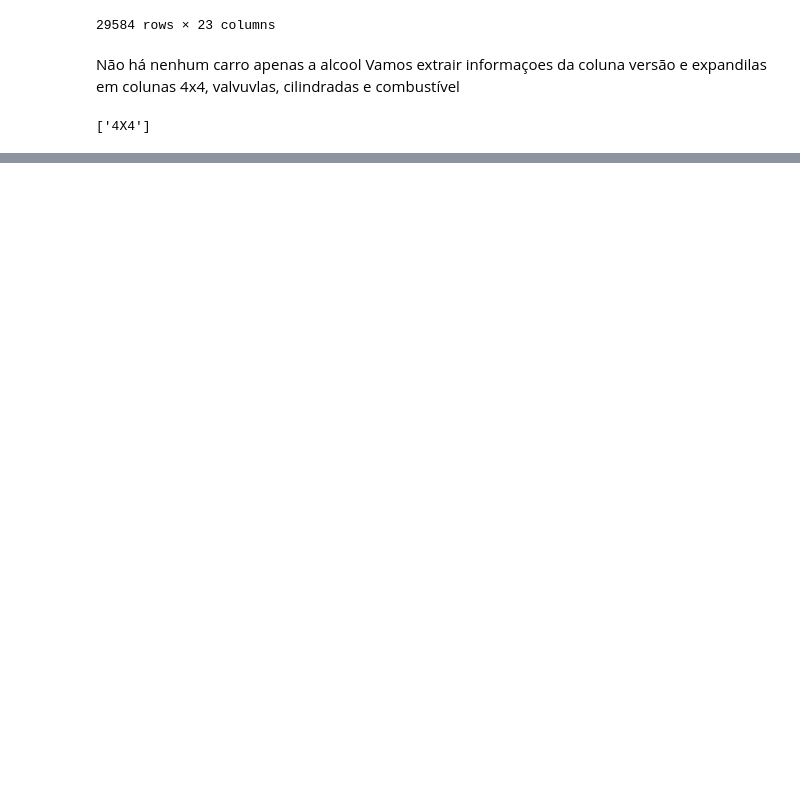
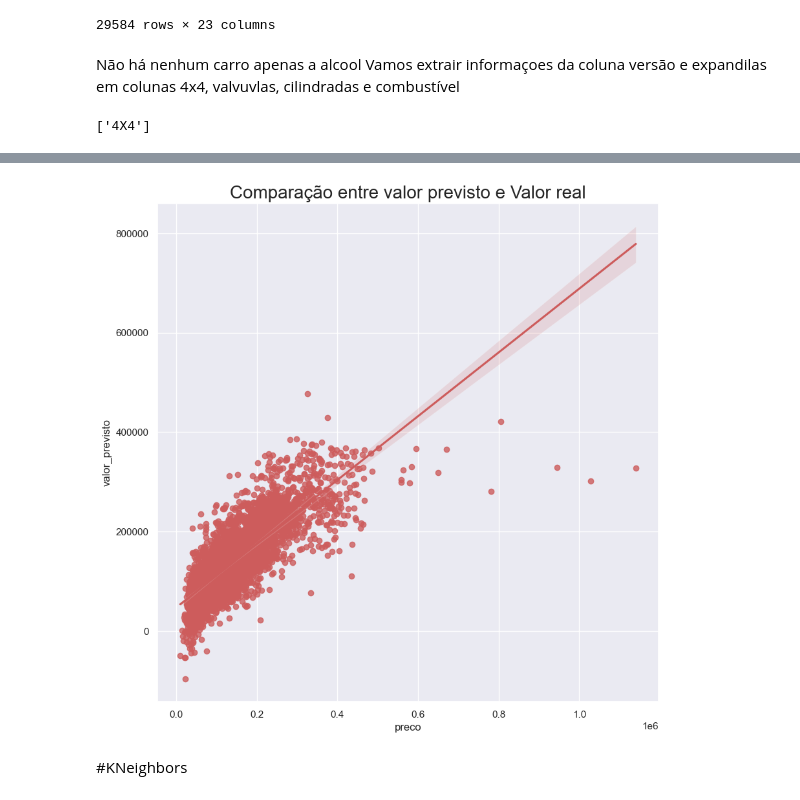
Before and after one commit to marcostrivelato/desafio-lighthouse, a Jupyter notebook: modelo.ipynb, the cells around one changed output, grey strips where cells are left out. Drawn from its saved outputs; the diff is of its cells as text; code cells hidden in the pictures; blank space fills up the shorter version.

Commit message:
Ultimos resultados

```diff
--- a/modelo.ipynb
+++ b/modelo.ipynb
@@ -106,0 +260,7 @@ dados_treino
+# %%
+scaler = MinMaxScaler()
+scaler.fit(X_train)
+X_train_new = scaler.transform(X_train)
+X_test_new = scaler.transform(X_test)
+
+X_train_new.shape
@@ -106,0 +275,13 @@ dados_treino
+# %%
+model = LinearRegression()
+model.fit(X_train_new, y_train)
+y_predict = model.predict(X_test_new)
+
+
+#Guardando os valores dos erros
+error_mean_square.append(int(mean_squared_error(y_predict, y_test)))
+error_mean_absolute.append(int(mean_absolute_error(y_predict, y_test)))
+r2score = r2_score(y_predict, y_test)
+r2.append(r2score)
+
+error_mean_absolute
@@ -106,0 +290,3 @@ dados_treino
+# %%
+y_predict = pd.DataFrame(y_predict, columns = ['valor_previsto'])
+y_predict.head(10)
@@ -106,0 +319,3 @@ dados_treino
+# %%
+resultados = pd.concat([y_predict, y_test.to_frame().reset_index(drop = True)], axis = 1, ignore_index = False)
+resultados.head()
@@ -106,0 +329,9 @@ dados_treino
+# %%
+plt.figure(figsize = (10, 10))
+sns.regplot(data = resultados, y = 'valor_previsto', x = 'preco', color = 'indianred', marker = 'o')
+plt.title("Comparação entre valor previsto e Valor real", fontsize = 20)
+plt.show()
+# %% [output]
+[figure, added]
+# %% [markdown]
+#KNeighbors
```
Also changed, not shown: parts of 52 cells of this notebook, 2 other files.
